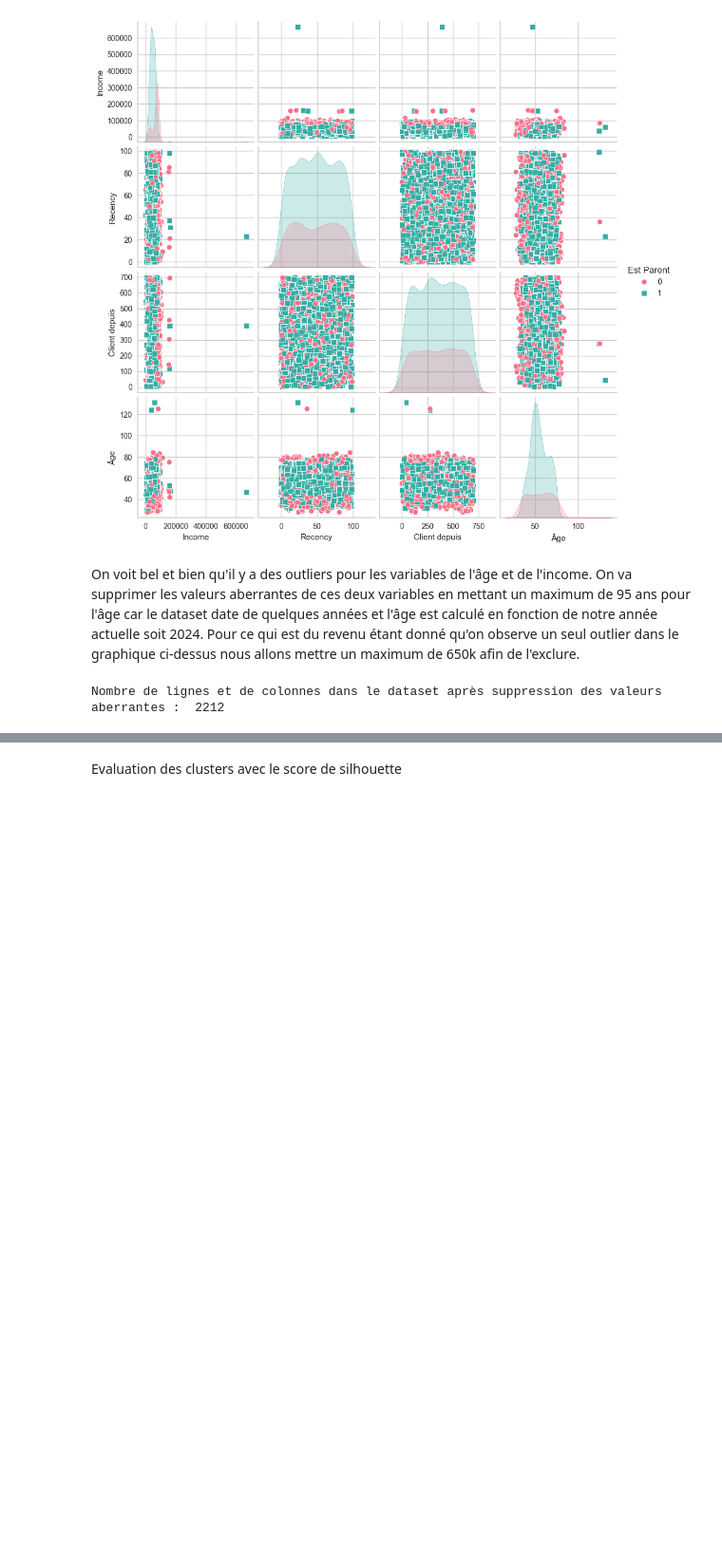
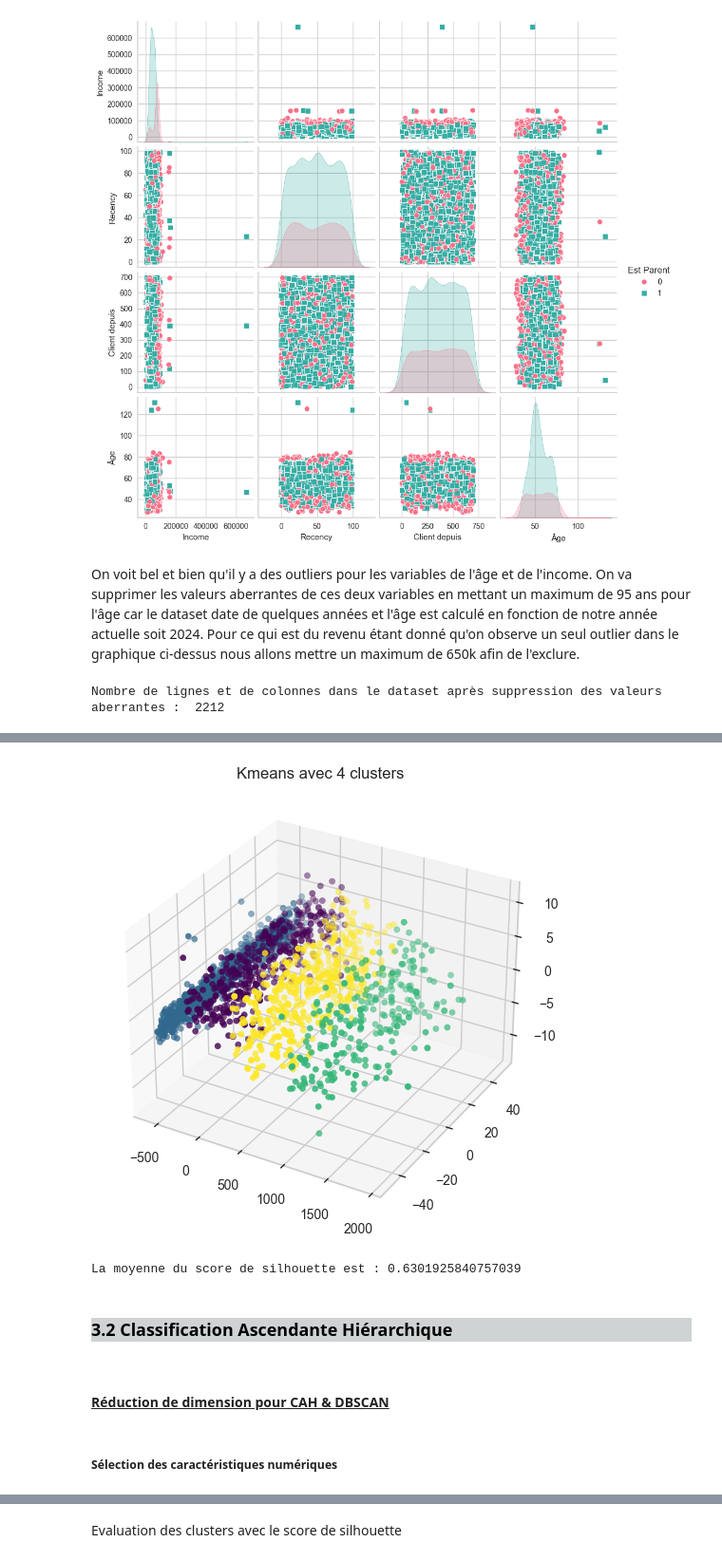
Before and after one commit to aurelien-adjimi/customer-personality-analysis, a Jupyter notebook: customer-personality-analysis.ipynb, the cells around one changed output, grey strips where cells are left out. Shown at 95% size. Saved outputs shown, nothing was run; the diff lists cells and outputs as text; code cells hidden in the pictures; blank space fills up the shorter version.

```diff
--- a/customer-personality-analysis.ipynb
+++ b/customer-personality-analysis.ipynb
@@ -394,3 +458,28 @@ Sélection des caractéristiques numériques
+# %%
+kmeans = KMeans(n_clusters=4).fit(PCA_df)
+y_kmeans = kmeans.predict(PCA_df)
+
+fig = px.scatter_3d(PCA_df, x='PCA1', y='PCA2', z='PCA3', color=y_kmeans, width=800, height=800, title='Kmeans avec 4 clusters')
+fig.show()
+# %%
+fig = plt.figure(figsize=(10, 6))
+ax = fig.add_subplot(111, projection='3d')
+ax.scatter(PCA_df['PCA1'], PCA_df['PCA2'], PCA_df['PCA3'], c=y_kmeans, cmap='viridis')
+plt.title('Kmeans avec 4 clusters')
+plt.show()
+# %% [output]
+[figure, added]
+# %%
+silhouette_average_kmeans = silhouette_score(PCA_df, y_kmeans)
+print("La moyenne du score de silhouette est :", silhouette_average_kmeans)
+# %% [output]
+La moyenne du score de silhouette est : 0.6301925840757039
+# %% [markdown]
+### <p style="background-color: #D0D3D4; width: 500px; color: black">3.2 Classification Ascendante Hiérarchique</p>
+# %% [markdown]
+#### <u>Réduction de dimension pour CAH & DBSCAN</u>
+# %% [markdown]
+##### Sélection des caractéristiques numériques
 # %%
 # Select the numerics columns
 numeric_columns = df.select_dtypes(include=[int, float]).columns
```
Also changed, not shown: parts of 158 cells of this notebook.
